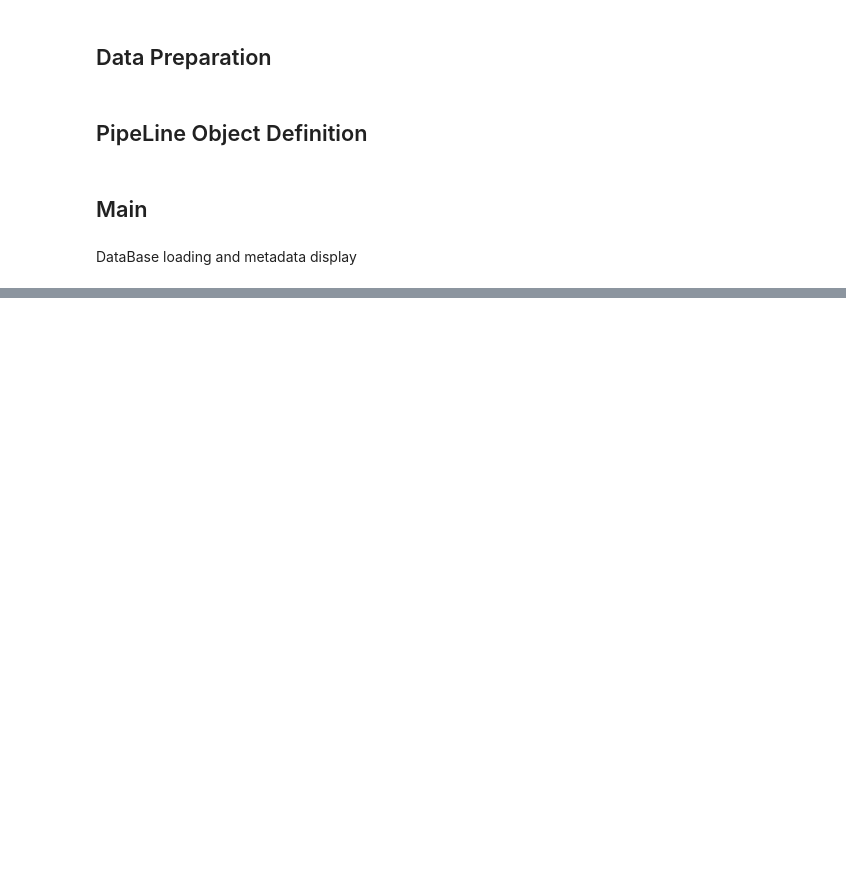
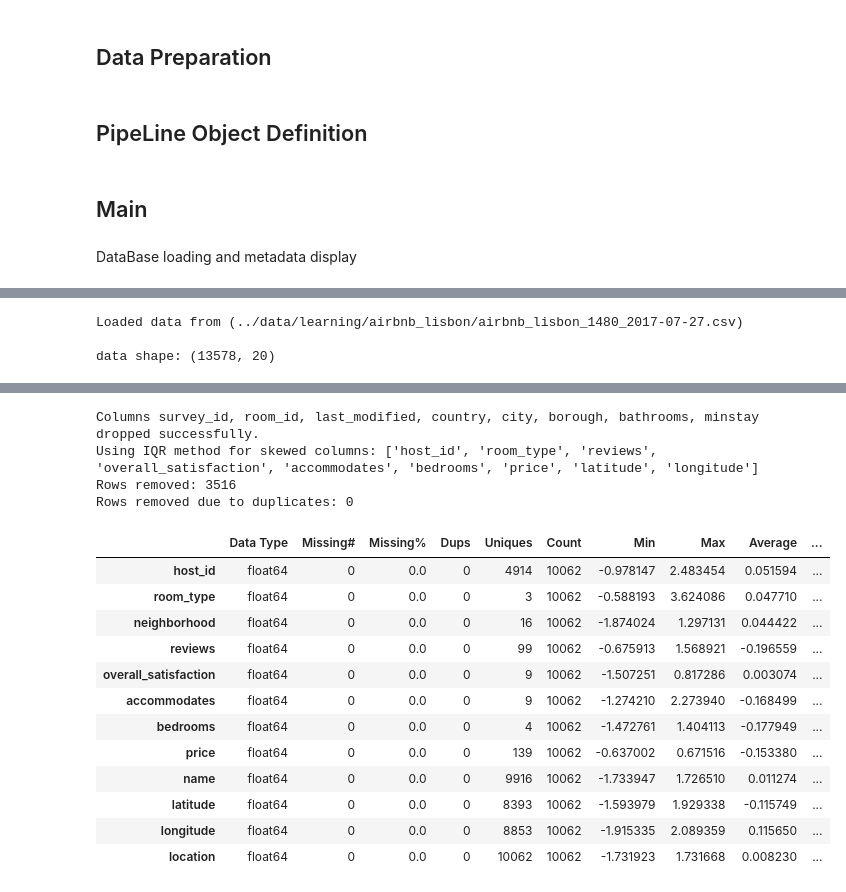
Before and after one commit to Gutelvam/AIFundamentsClass, a Jupyter notebook: notebooks/Assessment_2_multimodel_pipeline.ipynb, the cells around one changed output, grey strips where cells are left out. Saved outputs shown, nothing was run; the diff lists cells and outputs as text; code cells hidden in the pictures; blank space fills up the shorter version.

```diff
--- a/notebooks/Assessment_2_multimodel_pipeline.ipynb
+++ b/notebooks/Assessment_2_multimodel_pipeline.ipynb
@@ -168,0 +558,23 @@ data shape: (13578, 20)
+# %%
+airbnb_data_prep:DataPreparation = DataPreparation("../data/learning/airbnb_lisbon/airbnb_lisbon_1480_2017-07-27.csv", target_column="price")
+
+airbnb_data_prep.drop_columns(["survey_id","room_id","last_modified", "country", "city", "borough", "bathrooms", "minstay"])
+
+airbnb_data_prep.handle_missing_values(MissingValuesStrategy.MEAN)
+airbnb_data_prep.encode_categorical()
+airbnb_data_prep.scale_features()
+airbnb_data_prep.remove_outliers()
+airbnb_data_prep.remove_duplicates(subset=None, keep="first")
+
+airbnb_data_prep.summary()
+# airbnb_data_frame: pd.DataFrame = load_data_and_inspect(airbnb_ds_path, sep=',')
+
+# d_X = airbnb_data_frame.drop(['price'], axis=1)
+# d_y = airbnb_data_frame.price
+
+# autoML = AutoMLPipeline(LearningType.SUPERVISED, TargetMetric.RMSE)
+# autoML.train(d_X, d_y)
+# %% [output]
+Loaded data from (../data/learning/airbnb_lisbon/airbnb_lisbon_1480_2017-07-27.csv)
+
+data shape: (13578, 20)
@@ -168,0 +598,17 @@ data shape: (13578, 20)
+Columns survey_id, room_id, last_modified, country, city, borough, bathrooms, minstay dropped successfully.
+Using IQR method for skewed columns: ['host_id', 'room_type', 'reviews', 'overall_satisfaction', 'accommodates', 'bedrooms', 'price', 'latitude', 'longitude']
+Rows removed: 3516
+Rows removed due to duplicates: 0
+|  | Data Type | Missing# | Missing% | Dups | Uniques | Count | Min | Max | Average | ... |
+| host_id | float64 | 0 | 0.0 | 0 | 4914 | 10062 | -0.978147 | 2.483454 | 0.051594 | ... |
+| room_type | float64 | 0 | 0.0 | 0 | 3 | 10062 | -0.588193 | 3.624086 | 0.047710 | ... |
+| neighborhood | float64 | 0 | 0.0 | 0 | 16 | 10062 | -1.874024 | 1.297131 | 0.044422 | ... |
+| reviews | float64 | 0 | 0.0 | 0 | 99 | 10062 | -0.675913 | 1.568921 | -0.196559 | ... |
+| overall_satisfaction | float64 | 0 | 0.0 | 0 | 9 | 10062 | -1.507251 | 0.817286 | 0.003074 | ... |
+| accommodates | float64 | 0 | 0.0 | 0 | 9 | 10062 | -1.274210 | 2.273940 | -0.168499 | ... |
+| bedrooms | float64 | 0 | 0.0 | 0 | 4 | 10062 | -1.472761 | 1.404113 | -0.177949 | ... |
+| price | float64 | 0 | 0.0 | 0 | 139 | 10062 | -0.637002 | 0.671516 | -0.153380 | ... |
+| name | float64 | 0 | 0.0 | 0 | 9916 | 10062 | -1.733947 | 1.726510 | 0.011274 | ... |
+| latitude | float64 | 0 | 0.0 | 0 | 8393 | 10062 | -1.593979 | 1.929338 | -0.115749 | ... |
+| longitude | float64 | 0 | 0.0 | 0 | 8853 | 10062 | -1.915335 | 2.089359 | 0.115650 | ... |
+| location | float64 | 0 | 0.0 | 0 | 10062 | 10062 | -1.731923 | 1.731668 | 0.008230 | ... |
```
Also changed, not shown: parts of 9 cells of this notebook.
